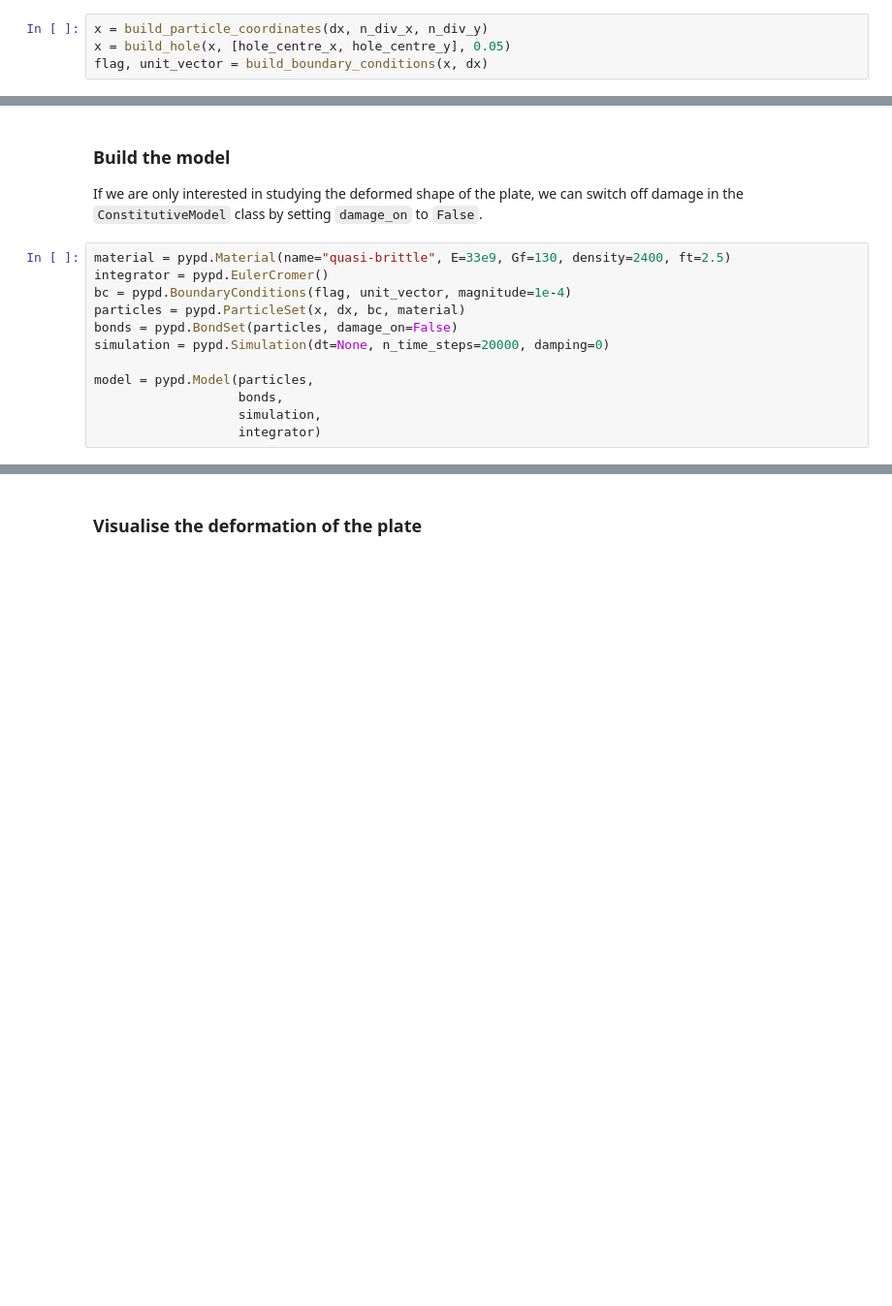
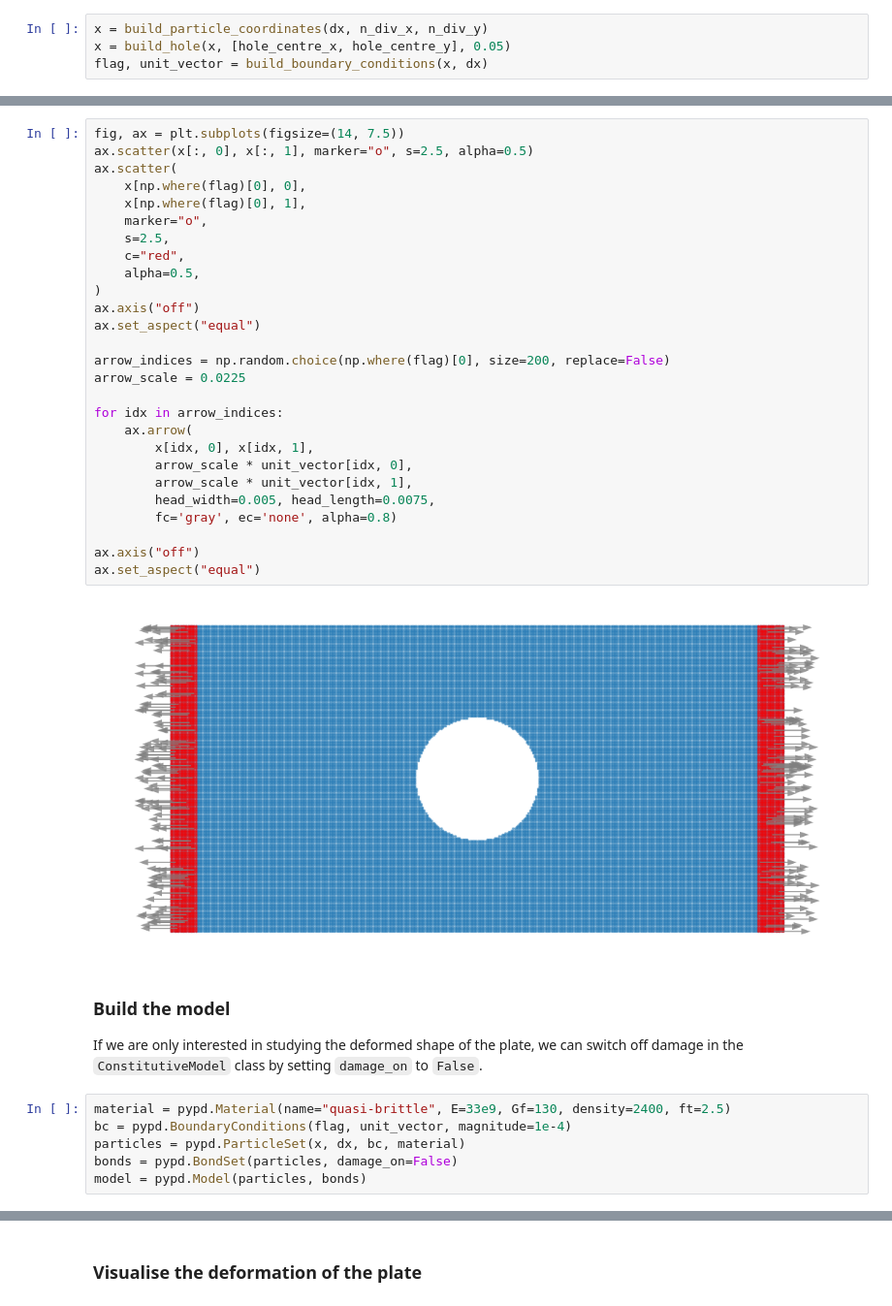
Before and after one commit to mark-hobbs/pypd, a Jupyter notebook: examples/plate_with_hole.ipynb, the cells around one changed output, grey strips where cells are left out. Shown at 97% size. Saved outputs shown, nothing was run; the diff lists cells and outputs as text; blank space fills up the shorter version.

```diff
--- a/examples/plate_with_hole.ipynb
+++ b/examples/plate_with_hole.ipynb
@@ -133,16 +139,39 @@ flag, unit_vector = build_boundary_conditions(x, dx)
+# %%
+fig, ax = plt.subplots(figsize=(14, 7.5))
+ax.scatter(x[:, 0], x[:, 1], marker="o", s=2.5, alpha=0.5)
+ax.scatter(
+    x[np.where(flag)[0], 0],
+    x[np.where(flag)[0], 1],
+    marker="o",
+    s=2.5,
+    c="red",
+    alpha=0.5,
+)
+ax.axis("off")
+ax.set_aspect("equal")
+
+arrow_indices = np.random.choice(np.where(flag)[0], size=200, replace=False)
+arrow_scale = 0.0225
+
+for idx in arrow_indices:
+    ax.arrow(
+        x[idx, 0], x[idx, 1],
+        arrow_scale * unit_vector[idx, 0],
+        arrow_scale * unit_vector[idx, 1],
+        head_width=0.005, head_length=0.0075,
+        fc='gray', ec='none', alpha=0.8)
+
+ax.axis("off")
+ax.set_aspect("equal")
+# %% [output]
+[figure, added]
 # %% [markdown]
 ### Build the model
 
 If we are only interested in studying the deformed shape of the plate, we can switch off damage in the `ConstitutiveModel` class by setting `damage_on` to `False`.
 # %%
 material = pypd.Material(name="quasi-brittle", E=33e9, Gf=130, density=2400, ft=2.5)
-integrator = pypd.EulerCromer()
 bc = pypd.BoundaryConditions(flag, unit_vector, magnitude=1e-4)
 particles = pypd.ParticleSet(x, dx, bc, material)
 bonds = pypd.BondSet(particles, damage_on=False)
-simulation = pypd.Simulation(dt=None, n_time_steps=20000, damping=0)
-
-model = pypd.Model(particles,
-                   bonds,
-                   simulation,
-                   integrator)
+model = pypd.Model(particles, bonds)
```
Also changed, not shown: parts of 3 cells of this notebook.
